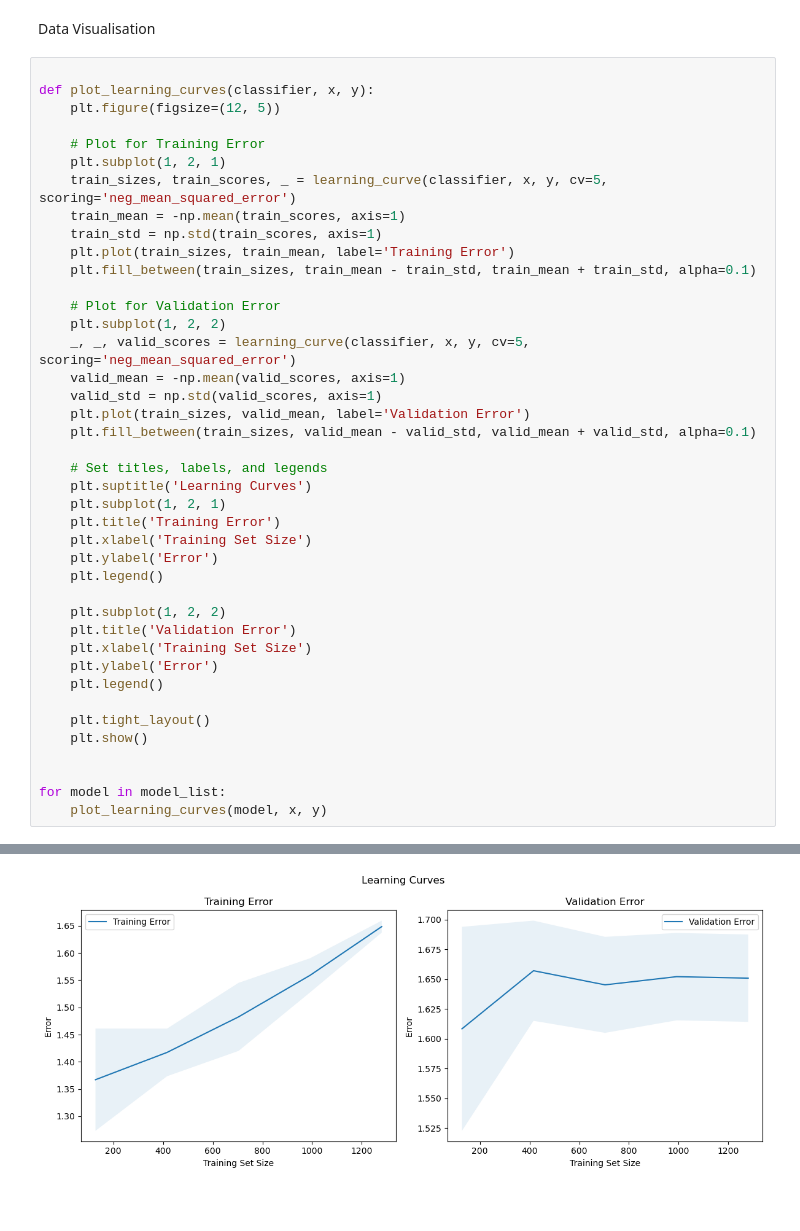
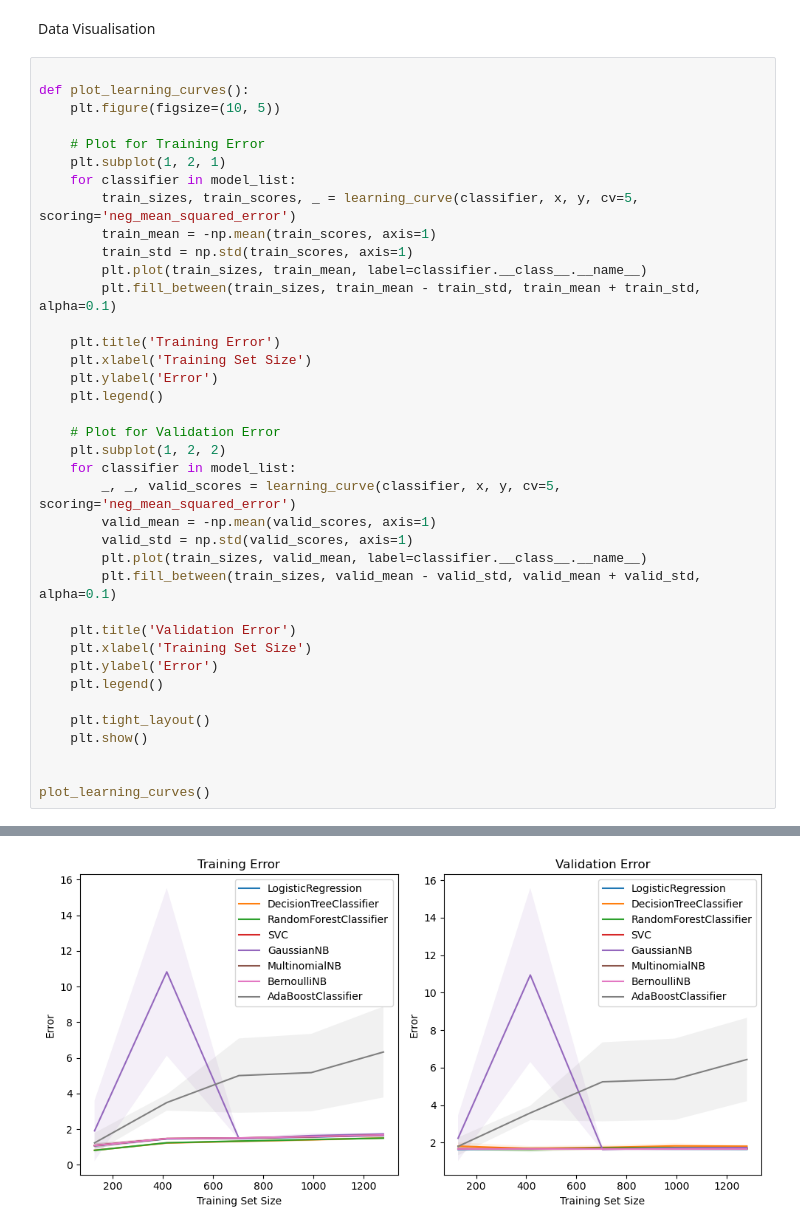
Before and after one commit to Rohanmrao/Image-Despeckling, a Jupyter notebook: main_model.ipynb, the cells around one changed output, grey strips where cells are left out. Drawn from its saved outputs; the diff is of its cells as text; blank space fills up the shorter version.

Commit message:
added output images

```diff
--- a/main_model.ipynb
+++ b/main_model.ipynb
@@ -227,34 +227,32 @@ print(error_table)
 Data Visualisation
 # %%
 
-def plot_learning_curves(classifier, x, y):
-    plt.figure(figsize=(12, 5))
+def plot_learning_curves():
+    plt.figure(figsize=(10, 5))
 
     # Plot for Training Error
     plt.subplot(1, 2, 1)
-    train_sizes, train_scores, _ = learning_curve(classifier, x, y, cv=5, scoring='neg_mean_squared_error')
-    train_mean = -np.mean(train_scores, axis=1)
-    train_std = np.std(train_scores, axis=1)
-    plt.plot(train_sizes, train_mean, label='Training Error')
-    plt.fill_between(train_sizes, train_mean - train_std, train_mean + train_std, alpha=0.1)
+    for classifier in model_list:
+        train_sizes, train_scores, _ = learning_curve(classifier, x, y, cv=5, scoring='neg_mean_squared_error')
+        train_mean = -np.mean(train_scores, axis=1)
+        train_std = np.std(train_scores, axis=1)
+        plt.plot(train_sizes, train_mean, label=classifier.__class__.__name__)
+        plt.fill_between(train_sizes, train_mean - train_std, train_mean + train_std, alpha=0.1)
 
-    # Plot for Validation Error
-    plt.subplot(1, 2, 2)
-    _, _, valid_scores = learning_curve(classifier, x, y, cv=5, scoring='neg_mean_squared_error')
-    valid_mean = -np.mean(valid_scores, axis=1)
-    valid_std = np.std(valid_scores, axis=1)
-    plt.plot(train_sizes, valid_mean, label='Validation Error')
-    plt.fill_between(train_sizes, valid_mean - valid_std, valid_mean + valid_std, alpha=0.1)
-
-    # Set titles, labels, and legends
-    plt.suptitle('Learning Curves')
-    plt.subplot(1, 2, 1)
     plt.title('Training Error')
     plt.xlabel('Training Set Size')
     plt.ylabel('Error')
     plt.legend()
 
+    # Plot for Validation Error
     plt.subplot(1, 2, 2)
+    for classifier in model_list:
+        _, _, valid_scores = learning_curve(classifier, x, y, cv=5, scoring='neg_mean_squared_error')
+        valid_mean = -np.mean(valid_scores, axis=1)
+        valid_std = np.std(valid_scores, axis=1)
+        plt.plot(train_sizes, valid_mean, label=classifier.__class__.__name__)
+        plt.fill_between(train_sizes, valid_mean - valid_std, valid_mean + valid_std, alpha=0.1)
+
     plt.title('Validation Error')
     plt.xlabel('Training Set Size')
     plt.ylabel('Error')
@@ -264,8 +262,7 @@ def plot_learning_curves(classifier, x, y):
     plt.show()
 
 
-for model in model_list:
-    plot_learning_curves(model, x, y)
+plot_learning_curves()
 # %% [output]
 STOP: TOTAL NO. of ITERATIONS REACHED LIMIT.
 
@@ -283,5 +280,5 @@ Please also refer to the documentation for alternative solver options:
     https://scikit-learn.org/stable/modules/preprocessing.html
 Please also refer to the documentation for alternative solver options:
     https://scikit-learn.org/stable/modules/linear_model.html#logistic-regression
   n_iter_i = _check_optimize_result(
-[figure, old version]
+[figure, new version]
```
Also changed, not shown: parts of 3 cells of this notebook, 1 other file.
